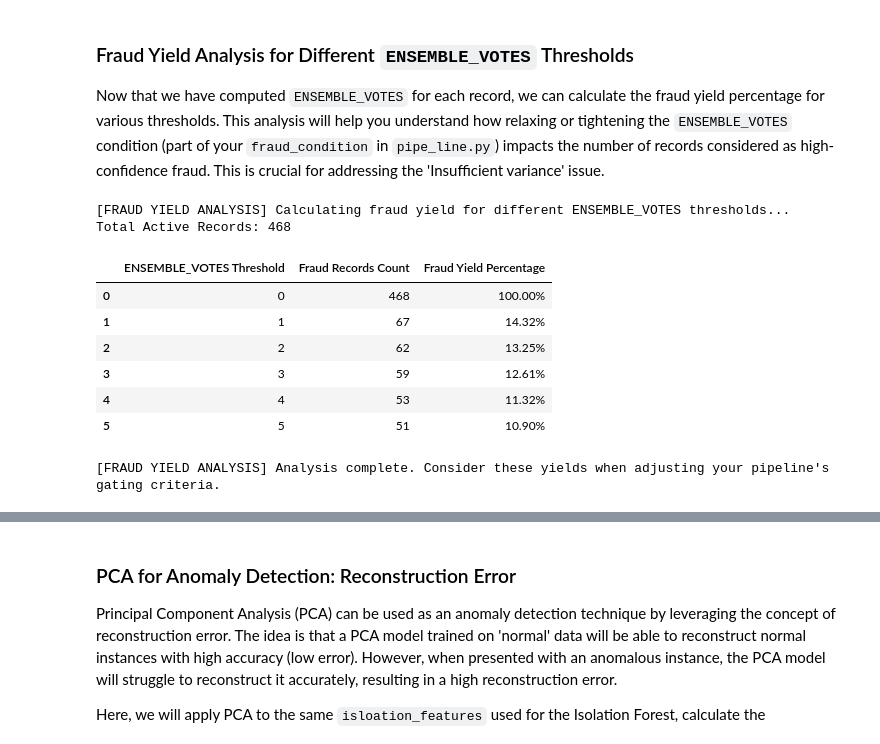
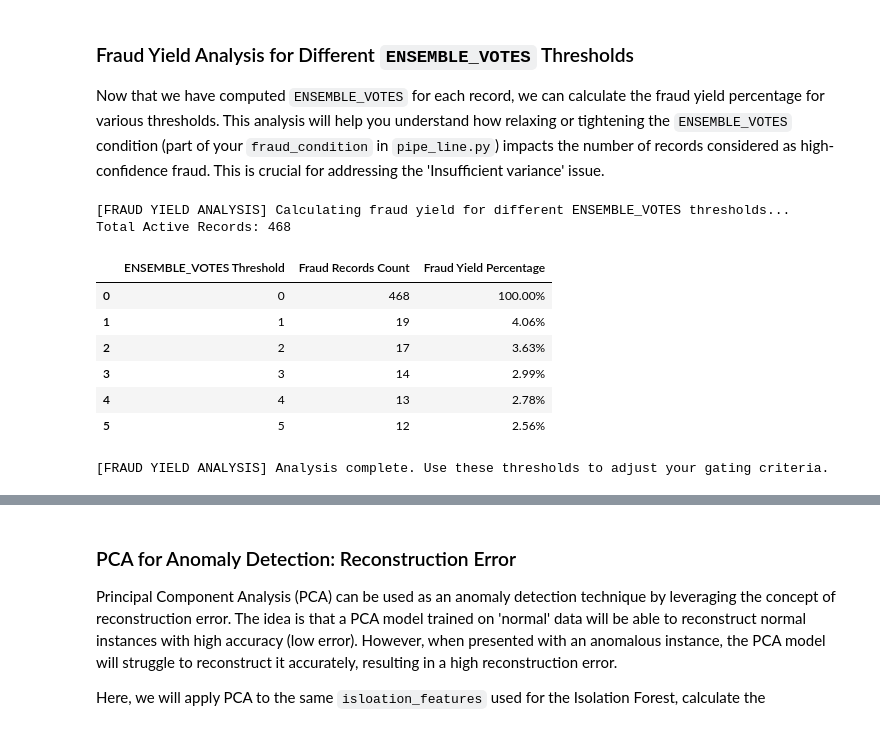
Before and after one commit to RobertDS-45/Money_Remmitence_analysis, a Jupyter notebook: Bot_Money_remmitence_analysis.ipynb, the cells around one changed output, grey strips where cells are left out. Saved outputs shown, nothing was run; the diff lists cells and outputs as text; code cells hidden in the pictures.

```diff
--- a/Bot_Money_remmitence_analysis.ipynb
+++ b/Bot_Money_remmitence_analysis.ipynb
@@ -437,48 +332,43 @@ Now that we have computed `ENSEMBLE_VOTES` for each record, we can calculate the
 # %%
 print("\n[FRAUD YIELD ANALYSIS] Calculating fraud yield for different ENSEMBLE_VOTES thresholds...")
 
-# Filter for active records, as pseudo-labeling and gating apply to these
-active_records_ensemble_df = df[df['IS_ACTIVE'] == 1].copy()
-
-total_active_records = len(active_records_ensemble_df)
+# Filter for active records, using our updated active_df tracking variable
+total_active_records = len(active_df)
 
 if total_active_records == 0:
     print("No active records found for analysis.")
 else:
     print(f"Total Active Records: {total_active_records}")
     results = []
-    # Iterate through possible ENSEMBLE_VOTES thresholds
-    # The number of seeds is 5, so votes can range from 0 to 5
+
+    # Iterate through possible ENSEMBLE_VOTES thresholds (0 to 5)
     for threshold in range(0, len(seeds) + 1):
-        # Apply a simplified fraud condition using only ENSEMBLE_VOTES
-        # In pipe_line.py, other conditions like RAW_ANOMALY_SCORE and RECONSTRUCTION_ERROR are also used.
-        # For this exercise, we focus on the impact of ENSEMBLE_VOTES.
-        fraud_yield_mask = (active_records_ensemble_df['ENSEMBLE_VOTES'] >= threshold)
+        # Scan ensemble votes calculated from our synthetic-trained models
+        fraud_yield_mask = (active_df['ENSEMBLE_VOTES'] >= threshold)
         fraud_yield_count = fraud_yield_mask.sum()
-
         fraud_yield_percentage = (fraud_yield_count / total_active_records) * 100
 
         results.append({
             'ENSEMBLE_VOTES Threshold': threshold,
             'Fraud Records Count': fraud_yield_count,
             'Fraud Yield Percentage': f'{fraud_yield_percentage:.2f}%'
         })
 
     results_df = pd.DataFrame(results)
     display(results_df)
 
-    print("\n[FRAUD YIELD ANALYSIS] Analysis complete. Consider these yields when adjusting your pipeline's gating criteria.")
+    print("\n[FRAUD YIELD ANALYSIS] Analysis complete. Use these thresholds to adjust your gating criteria.")
 # %% [output]
 [FRAUD YIELD ANALYSIS] Calculating fraud yield for different ENSEMBLE_VOTES thresholds...
 Total Active Records: 468
 |  | ENSEMBLE_VOTES Threshold | Fraud Records Count | Fraud Yield Percentage |
 | 0 | 0 | 468 | 100.00% |
-| 1 | 1 | 67 | 14.32% |
-| 2 | 2 | 62 | 13.25% |
-| 3 | 3 | 59 | 12.61% |
-| 4 | 4 | 53 | 11.32% |
-| 5 | 5 | 51 | 10.90% |
+| 1 | 1 | 19 | 4.06% |
+| 2 | 2 | 17 | 3.63% |
+| 3 | 3 | 14 | 2.99% |
+| 4 | 4 | 13 | 2.78% |
+| 5 | 5 | 12 | 2.56% |
-[FRAUD YIELD ANALYSIS] Analysis complete. Consider these yields when adjusting your pipeline's gating criteria.
+[FRAUD YIELD ANALYSIS] Analysis complete. Use these thresholds to adjust your gating criteria.
 # %%
 import matplotlib.pyplot as plt
 import seaborn as sns
```
Also changed, not shown: parts of 68 cells of this notebook.
